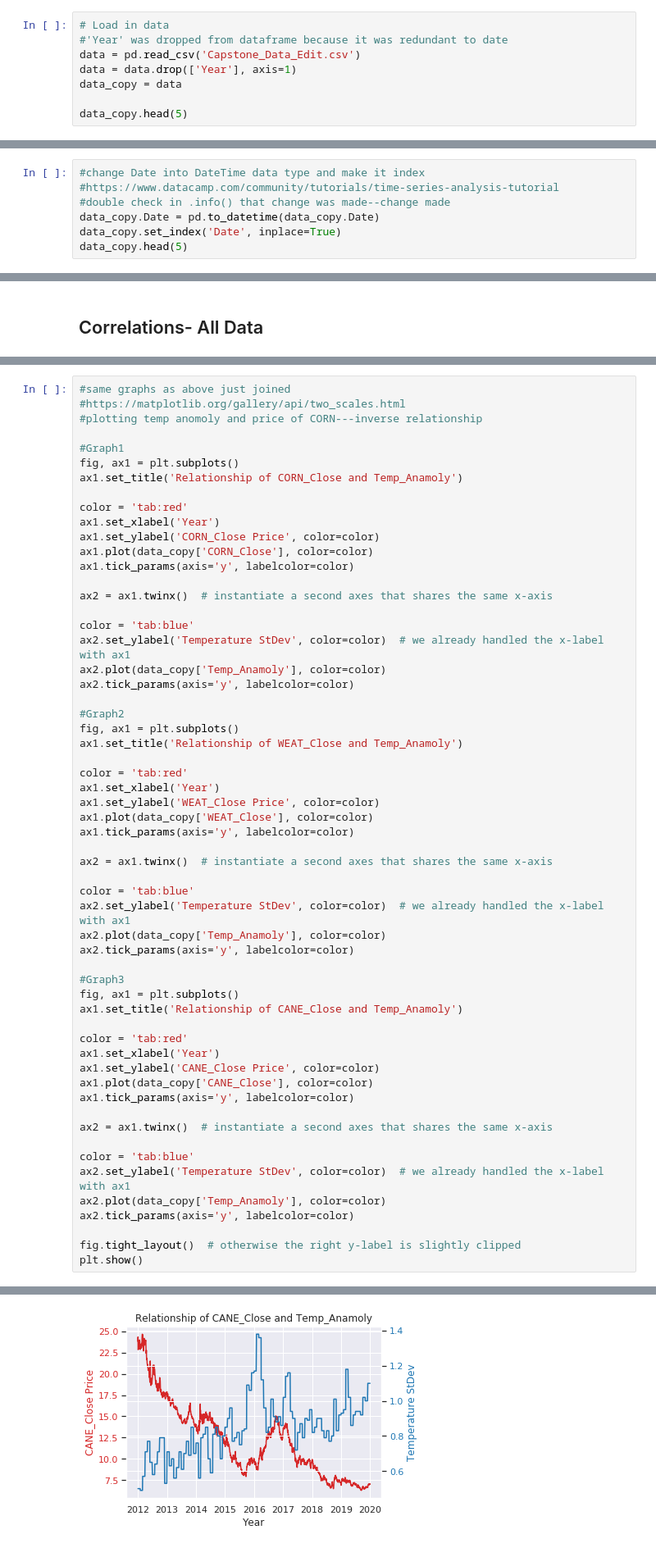
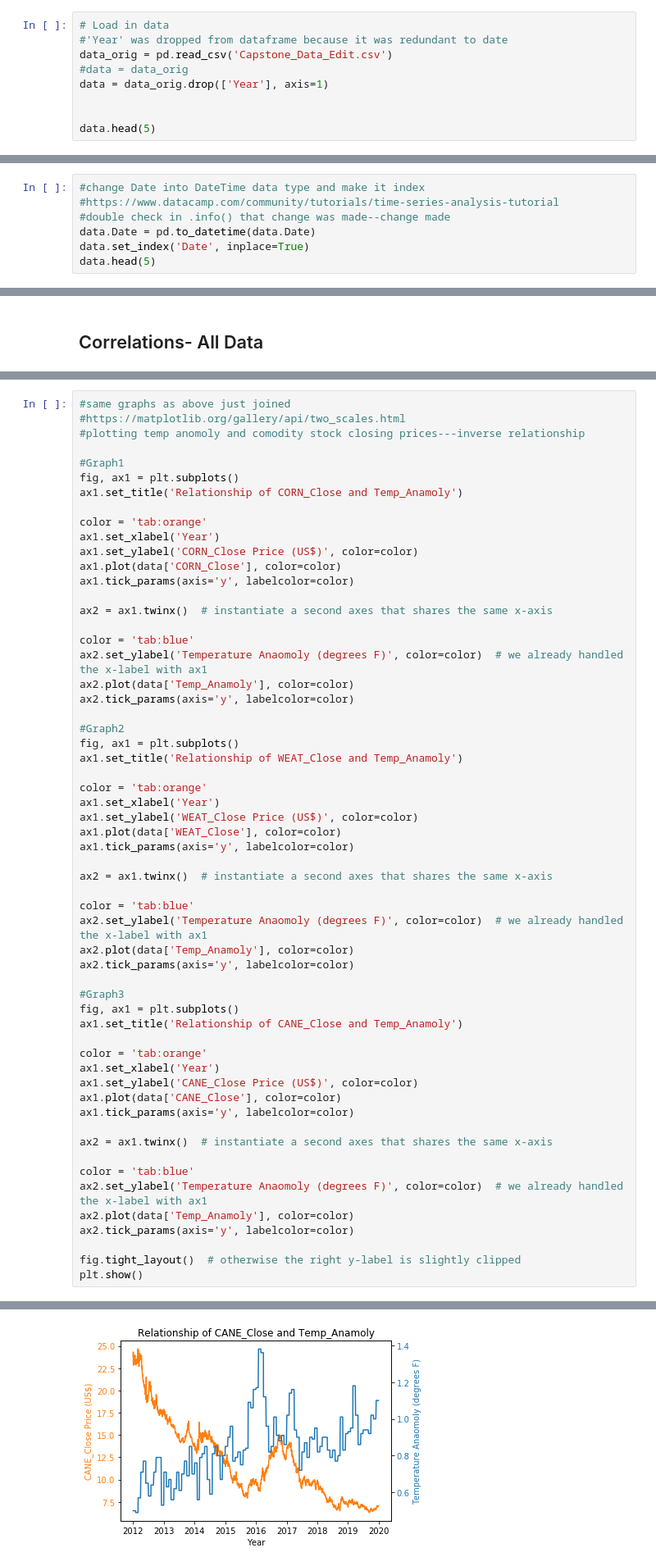
Before and after one commit to megankuscsik/Capstone-Project, a Jupyter notebook: EDA.ipynb, the cells around one changed output, grey strips where cells are left out. Shown at 82% size. Saved outputs shown, nothing was run; the diff lists cells and outputs as text.

```diff
--- a/EDA.ipynb
+++ b/EDA.ipynb
@@ -12,11 +12,12 @@ warnings.filterwarnings('ignore')
 # %%
 # Load in data
 #'Year' was dropped from dataframe because it was redundant to date
-data = pd.read_csv('Capstone_Data_Edit.csv')
-data = data.drop(['Year'], axis=1)
-data_copy = data
+data_orig = pd.read_csv('Capstone_Data_Edit.csv')
+#data = data_orig
+data = data_orig.drop(['Year'], axis=1)
 
-data_copy.head(5)
+
+data.head(5)
 # %% [output]
 |  | Date | Month | Temp_Anamoly | Avg_Temp_F | Avg_Precip_In | CORN_Open | CORN_High | CORN_Low | CORN_Close | ... |
 | 0 | 1/3/12 | January | 0.5 | 36.12 | 2.09 | 42.73 | 42.99 | 42.18 | 42.62 | ... |
@@ -29,9 +34,9 @@ data_copy.head(5)
 #change Date into DateTime data type and make it index
 #https://www.datacamp.com/community/tutorials/time-series-analysis-tutorial
 #double check in .info() that change was made--change made
-data_copy.Date = pd.to_datetime(data_copy.Date)
-data_copy.set_index('Date', inplace=True)
-data_copy.head(5)
+data.Date = pd.to_datetime(data.Date)
+data.set_index('Date', inplace=True)
+data.head(5)
 # %% [output]
 |  | Month | Temp_Anamoly | Avg_Temp_F | Avg_Precip_In | CORN_Open | CORN_High | CORN_Low | CORN_Close | ... |
 | Date |  |  |  |  |  |  |  |  | ... |
@@ -363,57 +322,57 @@ plt.show()
 # %%
 #same graphs as above just joined
 #https://matplotlib.org/gallery/api/two_scales.html
-#plotting temp anomoly and price of CORN---inverse relationship
+#plotting temp anomoly and comodity stock closing prices---inverse relationship
 
 #Graph1
 fig, ax1 = plt.subplots()
 ax1.set_title('Relationship of CORN_Close and Temp_Anamoly')
 
-color = 'tab:red'
+color = 'tab:orange'
 ax1.set_xlabel('Year')
-ax1.set_ylabel('CORN_Close Price', color=color)
-ax1.plot(data_copy['CORN_Close'], color=color)
+ax1.set_ylabel('CORN_Close Price (US$)', color=color)
+ax1.plot(data['CORN_Close'], color=color)
 ax1.tick_params(axis='y', labelcolor=color)
 
 ax2 = ax1.twinx()  # instantiate a second axes that shares the same x-axis
 
 color = 'tab:blue'
-ax2.set_ylabel('Temperature StDev', color=color)  # we already handled the x-label with ax1
-ax2.plot(data_copy['Temp_Anamoly'], color=color)
+ax2.set_ylabel('Temperature Anaomoly (degrees F)', color=color)  # we already handled the x-label with ax1
+ax2.plot(data['Temp_Anamoly'], color=color)
 ax2.tick_params(axis='y', labelcolor=color)
 
 #Graph2
 fig, ax1 = plt.subplots()
 ax1.set_title('Relationship of WEAT_Close and Temp_Anamoly')
 
-color = 'tab:red'
+color = 'tab:orange'
 ax1.set_xlabel('Year')
-ax1.set_ylabel('WEAT_Close Price', color=color)
-ax1.plot(data_copy['WEAT_Close'], color=color)
+ax1.set_ylabel('WEAT_Close Price (US$)', color=color)
+ax1.plot(data['WEAT_Close'], color=color)
 ax1.tick_params(axis='y', labelcolor=color)
 
 ax2 = ax1.twinx()  # instantiate a second axes that shares the same x-axis
 
 color = 'tab:blue'
-ax2.set_ylabel('Temperature StDev', color=color)  # we already handled the x-label with ax1
-ax2.plot(data_copy['Temp_Anamoly'], color=color)
+ax2.set_ylabel('Temperature Anaomoly (degrees F)', color=color)  # we already handled the x-label with ax1
+ax2.plot(data['Temp_Anamoly'], color=color)
 ax2.tick_params(axis='y', labelcolor=color)
 
 #Graph3
 fig, ax1 = plt.subplots()
 ax1.set_title('Relationship of CANE_Close and Temp_Anamoly')
 
-color = 'tab:red'
+color = 'tab:orange'
 ax1.set_xlabel('Year')
-ax1.set_ylabel('CANE_Close Price', color=color)
-ax1.plot(data_copy['CANE_Close'], color=color)
+ax1.set_ylabel('CANE_Close Price (US$)', color=color)
+ax1.plot(data['CANE_Close'], color=color)
 ax1.tick_params(axis='y', labelcolor=color)
 
 ax2 = ax1.twinx()  # instantiate a second axes that shares the same x-axis
 
 color = 'tab:blue'
-ax2.set_ylabel('Temperature StDev', color=color)  # we already handled the x-label with ax1
-ax2.plot(data_copy['Temp_Anamoly'], color=color)
+ax2.set_ylabel('Temperature Anaomoly (degrees F)', color=color)  # we already handled the x-label with ax1
+ax2.plot(data['Temp_Anamoly'], color=color)
 ax2.tick_params(axis='y', labelcolor=color)
 
 fig.tight_layout()  # otherwise the right y-label is slightly clipped
@@ -424 +383 @@ plt.show()
-[figure, old version]
+[figure, new version]
```
Also changed, not shown: parts of 40 cells of this notebook, 2 other files.
